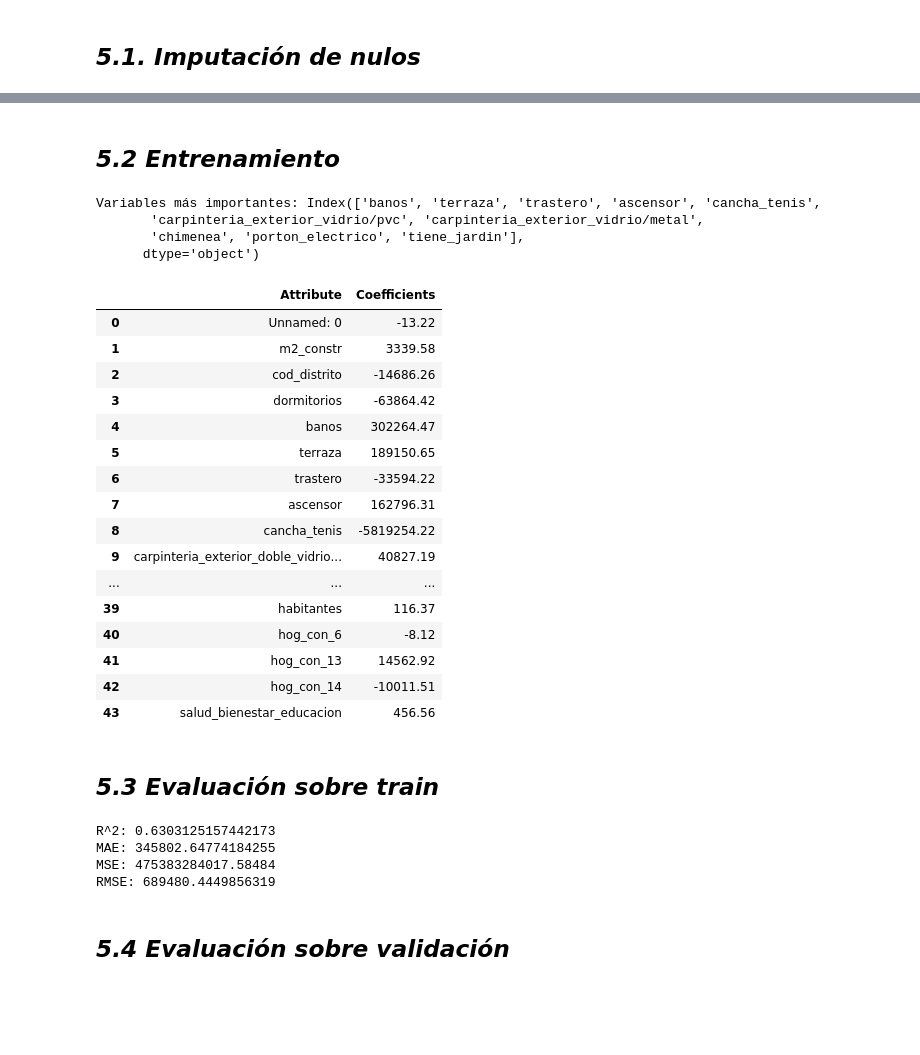
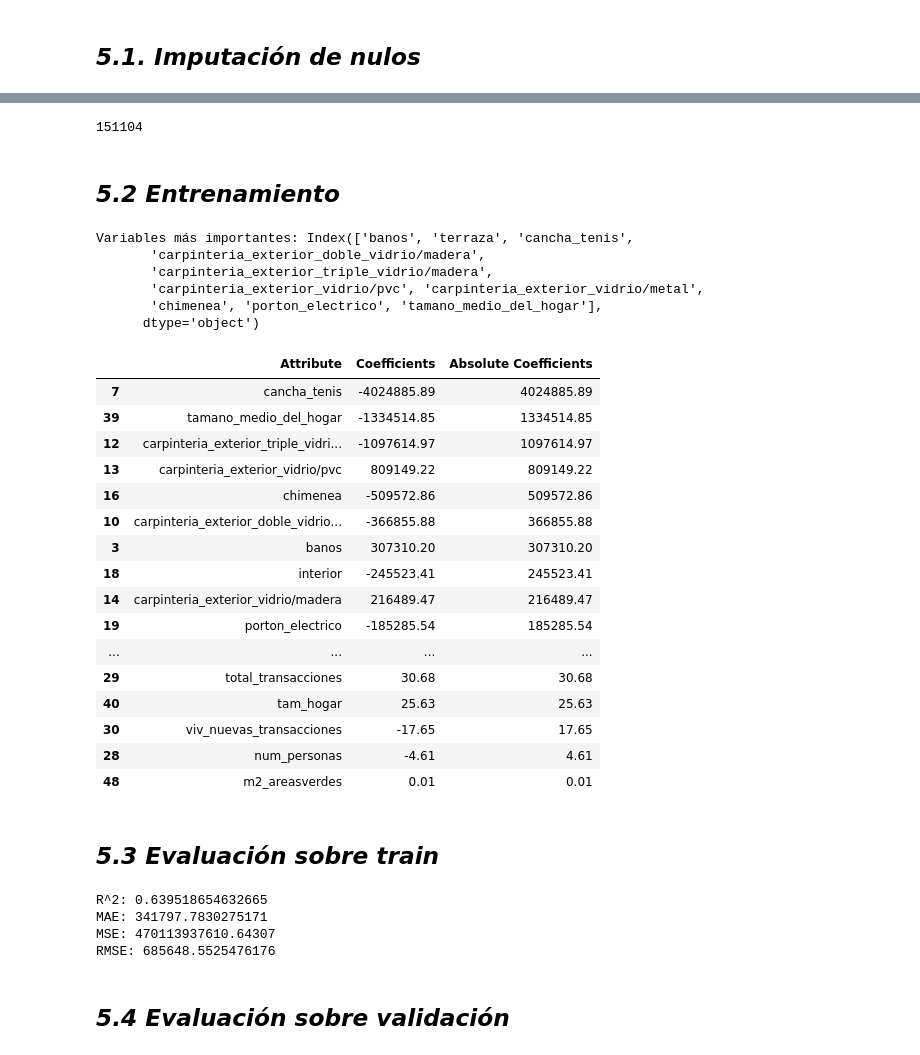
Before and after one commit to avaquerocastro/precios-de-vivienda-madrid, a Jupyter notebook: codigo/04-modelos/modelo-baseline/Modelo_Baseline.ipynb, the cells around one changed output, grey strips where cells are left out. Cells and saved outputs as stored; diff of their text form; code cells hidden in the pictures; blank space fills up the shorter version.

```diff
--- a/codigo/04-modelos/modelo-baseline/Modelo_Baseline.ipynb
+++ b/codigo/04-modelos/modelo-baseline/Modelo_Baseline.ipynb
@@ -182,6 +170,3 @@ La columna precio es de tipo int64, la transformamos a float64, ya que el precio
-# %%
-
-df["precio"] = df["precio"].astype("float64")
 # %% [markdown]
 ## *4.1. Eliminación columnas con 80% nulos*
 # %% [markdown]
@@ -335,13 +337,6 @@ plt.show()
 # %%
-
-# Selecciona solo las columnas numéricas
-df_numerico = df_numerico.select_dtypes(include=['number'])
-
-# Calcula la matriz de correlación
-corr = df_numerico.corr()
-
 # Selecciona la fila correspondiente a 'precio'
-corr_precio = corr.loc['precio']
+corr_precio = correlation_matrix.loc['precio']
 
 print(corr_precio)
 # %% [output]
@@ -510,3 +507,8 @@ print(X_test_imputado.head())
+# %%
+# Forzar la recolección de basura
+gc.collect()
+# %% [output]
+151104
 # %% [markdown]
 
 ## *5.2 Entrenamiento*
@@ -515,55 +517,59 @@ X_train=X_train_imputado
 X_val=X_val_imputado
 X_test=X_test_imputado
 X_train = X_train.drop(columns=['cod_barrio_group'])
 X_test = X_test.drop(columns=['cod_barrio_group'])
 X_val = X_val.drop(columns=['cod_barrio_group'])
-# Import library for Linear Regression
-#from sklearn.linear_model import LinearRegression
+
 
 # Create a Linear regressor
 lm = LinearRegression()
 
-# 2. Inicializar RFE con el modelo y seleccionar las mejores 5 características
+# 2. Inicializar RFE con el modelo y seleccionar las mejores 10 características
 selector = RFE(lm, n_features_to_select=10)
 
 # 3. Ajustar el selector a los datos de entrenamiento (esto realiza la selección)
 selector = selector.fit(X_train, y_train)
 
 # 4. Obtener las columnas seleccionadas
 selected_columns = X_train.columns[selector.support_]
 
 # 5. Imprimir las variables más importantes
 print("Variables más importantes:", selected_columns)
 
 
 # Train the model using the training sets
 lm.fit(X_train, y_train)
 # Converting the coefficient values to a dataframe
 coeffcients = pd.DataFrame([X_train.columns, lm.coef_]).T
 coeffcients = coeffcients.rename(columns={0: 'Attribute', 1: 'Coefficients'})
+coeffcients['Absolute Coefficients'] = coeffcients['Coefficients'].abs()
+coeffcients = coeffcients.sort_values(by='Absolute Coefficients', ascending=False)
+
 coeffcients
 # %% [output]
-Variables más importantes: Index(['banos', 'terraza', 'trastero', 'ascensor', 'cancha_tenis',
+Variables más importantes: Index(['banos', 'terraza', 'cancha_tenis',
+       'carpinteria_exterior_doble_vidrio/madera',
+       'carpinteria_exterior_triple_vidrio/madera',
        'carpinteria_exterior_vidrio/pvc', 'carpinteria_exterior_vidrio/metal',
-       'chimenea', 'porton_electrico', 'tiene_jardin'],
+       'chimenea', 'porton_electrico', 'tamano_medio_del_hogar'],
       dtype='object')
-|  | Attribute | Coefficients |
-| 0 | Unnamed: 0 | -13.22 |
-| 1 | m2_constr | 3339.58 |
-| 2 | cod_distrito | -14686.26 |
-| 3 | dormitorios | -63864.42 |
-| 4 | banos | 302264.47 |
-| 5 | terraza | 189150.65 |
-| 6 | trastero | -33594.22 |
-| 7 | ascensor | 162796.31 |
-| 8 | cancha_tenis | -5819254.22 |
-| 9 | carpinteria_exterior_doble_vidrio... | 40827.19 |
-| ... | ... | ... |
-| 39 | habitantes | 116.37 |
-| 40 | hog_con_6 | -8.12 |
-| 41 | hog_con_13 | 14562.92 |
-| 42 | hog_con_14 | -10011.51 |
-| 43 | salud_bienestar_educacion | 456.56 |
+|  | Attribute | Coefficients | Absolute Coefficients |
+| 7 | cancha_tenis | -4024885.89 | 4024885.89 |
+| 39 | tamano_medio_del_hogar | -1334514.85 | 1334514.85 |
+| 12 | carpinteria_exterior_triple_vidri... | -1097614.97 | 1097614.97 |
+| 13 | carpinteria_exterior_vidrio/pvc | 809149.22 | 809149.22 |
+| 16 | chimenea | -509572.86 | 509572.86 |
+| 10 | carpinteria_exterior_doble_vidrio... | -366855.88 | 366855.88 |
+| 3 | banos | 307310.20 | 307310.20 |
+| 18 | interior | -245523.41 | 245523.41 |
+| 14 | carpinteria_exterior_vidrio/madera | 216489.47 | 216489.47 |
+| 19 | porton_electrico | -185285.54 | 185285.54 |
+| ... | ... | ... | ... |
+| 29 | total_transacciones | 30.68 | 30.68 |
+| 40 | tam_hogar | 25.63 | 25.63 |
+| 30 | viv_nuevas_transacciones | -17.65 | 17.65 |
+| 28 | num_personas | -4.61 | 4.61 |
+| 48 | m2_areasverdes | 0.01 | 0.01 |
 # %% [markdown]
 ## *5.3 Evaluación sobre train*
 # %%
@@ -577,10 +583,10 @@ print('MAE:',metrics.mean_absolute_error(y_train, y_pred))
 print('MSE:',metrics.mean_squared_error(y_train, y_pred))
 print('RMSE:',np.sqrt(metrics.mean_squared_error(y_train, y_pred)))
 # %% [output]
-R^2: 0.6303125157442173
-MAE: 345802.64774184255
-MSE: 475383284017.58484
-RMSE: 689480.4449856319
+R^2: 0.639518654632665
+MAE: 341797.7830275171
+MSE: 470113937610.64307
+RMSE: 685648.5525476176
 # %% [markdown]
 ## *5.4 Evaluación sobre validación*
 # %%
```
Also changed, not shown: parts of 44 cells of this notebook, 6 other files.
